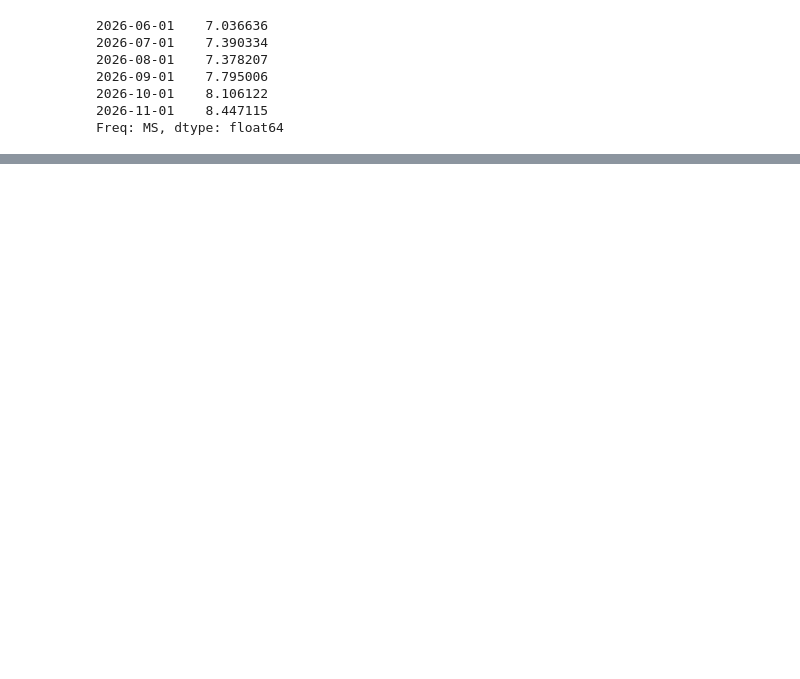
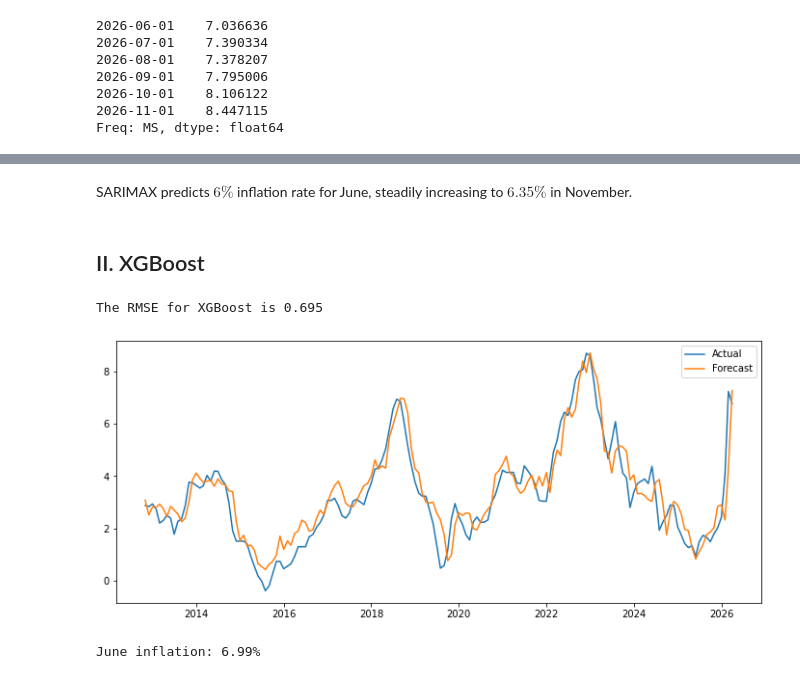
Before and after one commit to xxtofff/ML-Projects, a Jupyter notebook: notebooks/inflation_forecasting.ipynb, the cells around one changed output, grey strips where cells are left out. Cells and saved outputs as stored; diff of their text form; code cells hidden in the pictures; blank space fills up the shorter version.

Commit message:
added xgboost

```diff
--- a/notebooks/inflation_forecasting.ipynb
+++ b/notebooks/inflation_forecasting.ipynb
@@ -229,0 +329,4 @@ The forecasted June inflation is $7\%$ and will steadily increase to $8.44\%$ co
+# %% [markdown]
+SARIMAX predicts $6\%$ inflation rate for June, steadily increasing to $6.35\%$ in November.
+# %% [markdown]
+## II. XGBoost
@@ -229,0 +383,30 @@ The forecasted June inflation is $7\%$ and will steadily increase to $8.44\%$ co
+# %%
+model = XGBRegressor(n_estimators=500, max_depth=3, learning_rate=0.03, subsample=0.8, colsample_bytree=0.8, objective="reg:squarederror", random_state=420)
+
+model.fit(X_train, y_train)
+
+y_pred = model.predict(X_test)
+
+mae = mean_absolute_error(y_test, y_pred)
+rmse = np.sqrt(mean_squared_error(y_test, y_pred))
+
+print(f"The RMSE for XGBoost is {rmse:.3f}")
+
+plt.figure(figsize=(12, 5))
+plt.plot(y_test.index, y_test, label="Actual")
+plt.plot(y_test.index, y_pred, label="Forecast")
+plt.legend()
+plt.show()
+# %% [output]
+The RMSE for XGBoost is 0.695
+[figure, added]
+# %%
+X_full = train_df[feature_cols]
+y_full = train_df["target"]
+
+model = XGBRegressor(n_estimators=500, max_depth=3, learning_rate=0.03, subsample=0.8, colsample_bytree=0.8, objective="reg:squarederror", random_state=42)
+model.fit(X_full, y_full)
+forecast = model.predict(forecast_X)
+print(f"June inflation: {forecast[0]:.2f}%")
+# %% [output]
+June inflation: 6.99%
```
Also changed, not shown: parts of 31 cells of this notebook.
